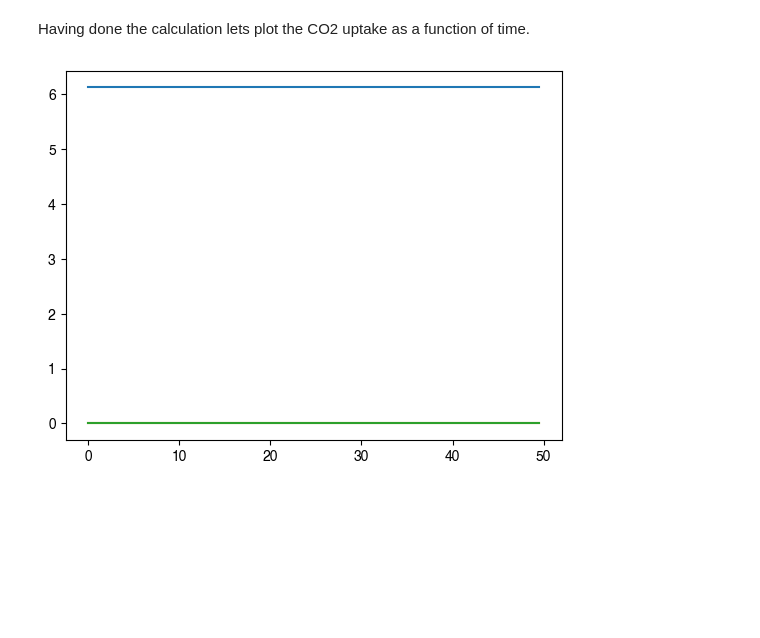
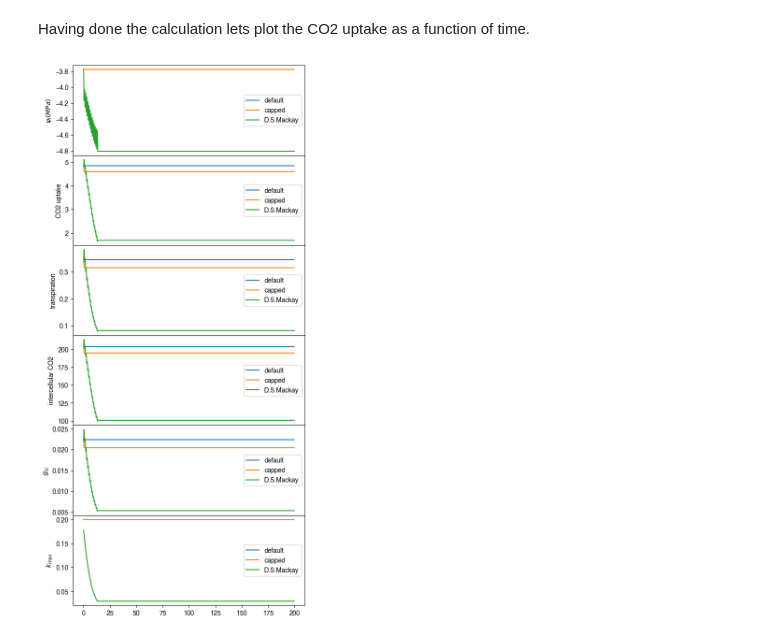
Before and after one commit to CaleBaguley/profit-optimisation-model, a Jupyter notebook: note books/xylem_damage_over_time.ipynb, the cells around one changed output. Drawn from its saved outputs; the diff is of its cells as text; code cells hidden in the pictures; blank space fills up the shorter version.

Commit message:
Added plots of each model output and k_max. Added soil dry down simulation.

```diff
--- a/note books/xylem_damage_over_time.ipynb
+++ b/note books/xylem_damage_over_time.ipynb
@@ -60,7 +60,7 @@ k_max = 0.2 # mmol m-2 s-1 MPa-1
 
 critical_conductance_loss_fraction = 0.9
 xylem_recovery_water_potnetial = 0.
-PLC_damage_threshold = 0.1
+PLC_damage_threshold = 0.05
 
 default_CW_conductance_model = cumulative_Weibull_distribution_from_conductance_loss_at_given_water_potentials(k_max,
                                                                                                                P50,
@@ -81,6 +81,7 @@ D_S_Mackay_CW_conductance_model = D_S_Mackay_damage_model_from_conductance_loss(
                                                                                 P88,
                                                                                 0.50,
                                                                                 0.88,
+                                                                                1000,
                                                                                 critical_conductance_loss_fraction,
                                                                                 xylem_recovery_water_potnetial,
                                                                                 PLC_damage_threshold
@@ -141,4 +142,10 @@ D_S_Mackay_CW_profit_optimisation_model = ProfitMaxModel(D_S_Mackay_CW_hydraulic
                                                          leaf_air_coupling_model,
                                                          CO2_gain_model
                                                         )
+
+profit_optimisation_models = [default_CW_profit_optimisation_model,
+                              capped_CW_profit_optimisation_model,
+                              D_S_Mackay_CW_profit_optimisation_model]
+
+profit_optimisation_model_labels = ["default", "capped", "D.S.Mackay"]
 # %% [markdown]
@@ -147,7 +154,7 @@ D_S_Mackay_CW_profit_optimisation_model = ProfitMaxModel(D_S_Mackay_CW_hydraulic
 The first thing to test is how the different models behave under the set of constant environmental conditions listed in the code block below.
 # %%
 # Soil properties
-soil_water_potential = -0.5 # MPa
+soil_water_potential = -2. # MPa
 
 # Temperature
 air_temperature = degrees_centigrade_to_kelvin(25.)
@@ -225,9 +208,33 @@ Exception: water_potential_from_conductivity_loss_fraction not calculable in cap
 # %% [markdown]
 Having done the calculation lets plot the CO2 uptake as a function of time.
 # %%
-for i in range(3):
-    plt.plot(time, net_CO2_uptake[:,i])
+fig, axs = plt.subplots(6,1, sharex = True)
+plot_y_labels = ["$\psi_l (MPa)$",
+                 "CO2 uptake",
+                 "transpiration",
+                 "intercellular CO2",
+                 "$g_{sc}$",
+                 "$k_{max}$"]
+
+plot_values = [optimal_leaf_water_potential,
+               net_CO2_uptake,
+               transpiration_rate,
+               intercellular_CO2,
+               stomatal_conductance_to_CO2,
+               k_max]
+
+# -- plot and format subfigures --
+for i in range(len(plot_values)):
+    for j in range(number_of_models):
+        axs[i].plot(time, plot_values[i][j], label = profit_optimisation_model_labels[j])
+
+    axs[i].set_ylabel(plot_y_labels[i])
+    axs[i].legend()
+
+# -- Format figure --
+plt.subplots_adjust(wspace=0, hspace=0)
+fig.set_figheight(15)
 
 plt.show()
 # %% [output]
-[figure, old version]
+[figure, new version]
```
Also changed, not shown: parts of 6 cells of this notebook.
